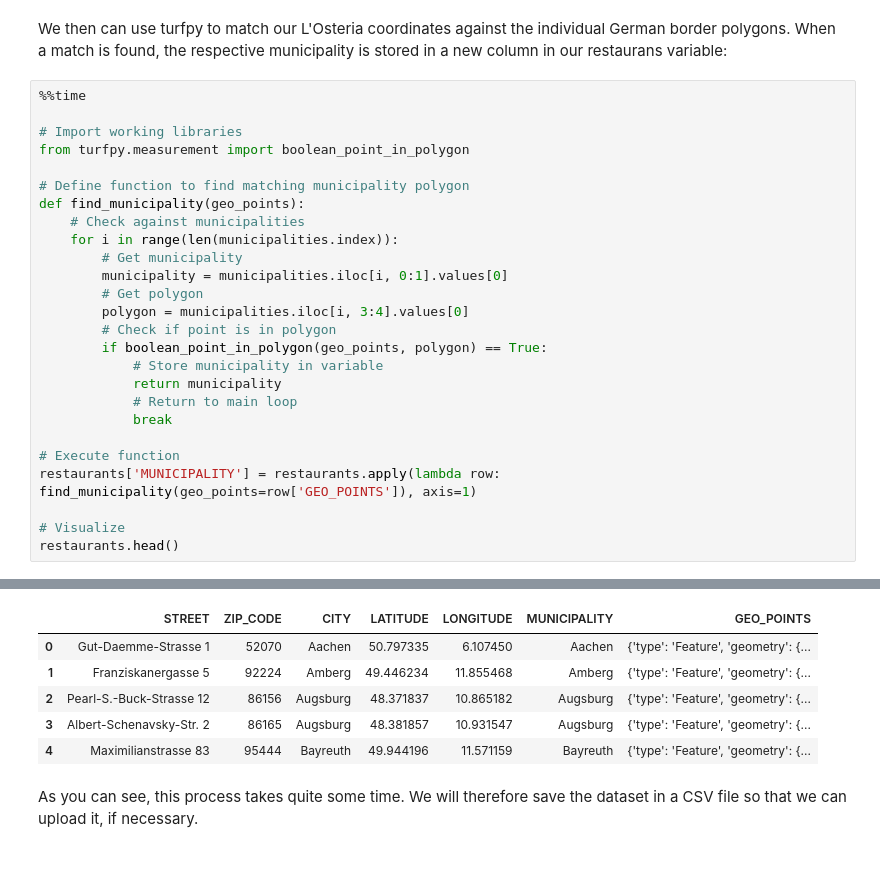
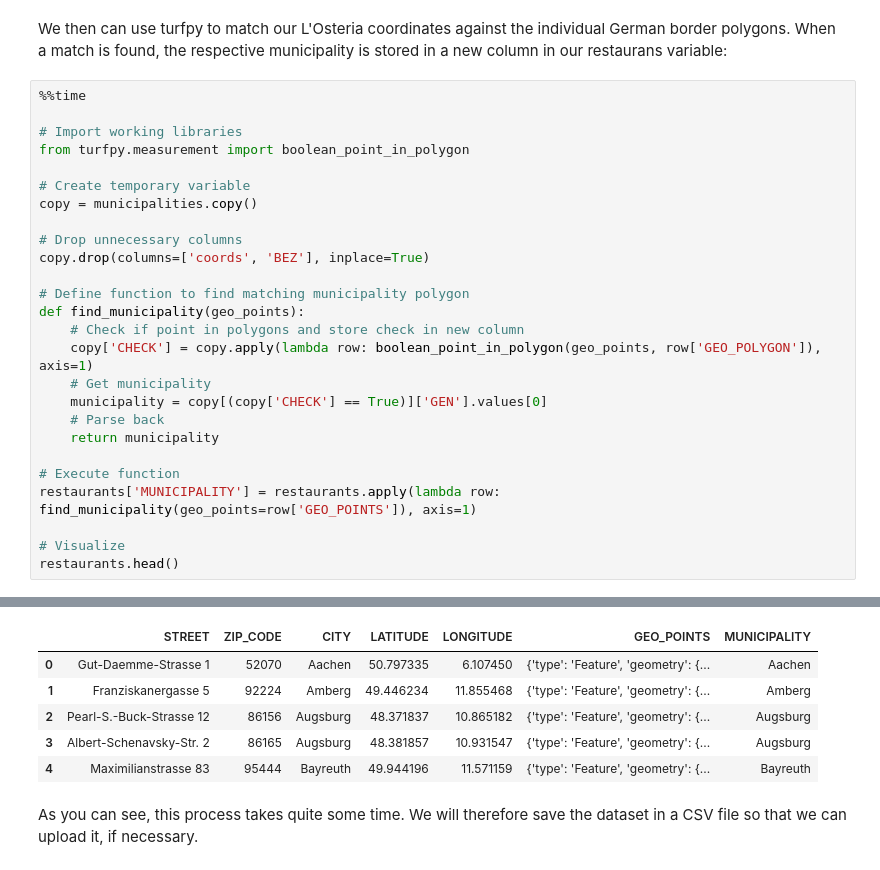
Before and after one commit to Mauricebuettgenbach/battle_of_the_neighborhoods, a Jupyter notebook: The_battle_of_neighborhoods.ipynb, the cells around one changed output, grey strips where cells are left out. Cells and saved outputs as stored; diff of their text form.

Commit message:
Updated polygon matcher

```diff
--- a/The_battle_of_neighborhoods.ipynb
+++ b/The_battle_of_neighborhoods.ipynb
@@ -514,20 +514,20 @@ We then can use turfpy to match our L'Osteria coordinates against the individual
 # Import working libraries
 from turfpy.measurement import boolean_point_in_polygon
 
+# Create temporary variable
+copy = municipalities.copy()
+
+# Drop unnecessary columns
+copy.drop(columns=['coords', 'BEZ'], inplace=True)
+
 # Define function to find matching municipality polygon
 def find_municipality(geo_points):
-    # Check against municipalities
-    for i in range(len(municipalities.index)):
-        # Get municipality
-        municipality = municipalities.iloc[i, 0:1].values[0]
-        # Get polygon
-        polygon = municipalities.iloc[i, 3:4].values[0]
-        # Check if point is in polygon
-        if boolean_point_in_polygon(geo_points, polygon) == True:
-            # Store municipality in variable
-            return municipality
-            # Return to main loop
-            break
+    # Check if point in polygons and store check in new column
+    copy['CHECK'] = copy.apply(lambda row: boolean_point_in_polygon(geo_points, row['GEO_POLYGON']), axis=1)
+    # Get municipality
+    municipality = copy[(copy['CHECK'] == True)]['GEN'].values[0]
+    # Parse back
+    return municipality
 
 # Execute function
 restaurants['MUNICIPALITY'] = restaurants.apply(lambda row: find_municipality(geo_points=row['GEO_POINTS']), axis=1)
@@ -539,9 +539,9 @@ Wall time: 2min 46s
-|  | STREET | ZIP_CODE | CITY | LATITUDE | LONGITUDE | MUNICIPALITY | GEO_POINTS |
-| 0 | Gut-Daemme-Strasse 1 | 52070 | Aachen | 50.797335 | 6.107450 | Aachen | {'type': 'Feature', 'geometry': {... |
-| 1 | Franziskanergasse 5 | 92224 | Amberg | 49.446234 | 11.855468 | Amberg | {'type': 'Feature', 'geometry': {... |
-| 2 | Pearl-S.-Buck-Strasse 12 | 86156 | Augsburg | 48.371837 | 10.865182 | Augsburg | {'type': 'Feature', 'geometry': {... |
-| 3 | Albert-Schenavsky-Str. 2 | 86165 | Augsburg | 48.381857 | 10.931547 | Augsburg | {'type': 'Feature', 'geometry': {... |
-| 4 | Maximilianstrasse 83 | 95444 | Bayreuth | 49.944196 | 11.571159 | Bayreuth | {'type': 'Feature', 'geometry': {... |
+|  | STREET | ZIP_CODE | CITY | LATITUDE | LONGITUDE | GEO_POINTS | MUNICIPALITY |
+| 0 | Gut-Daemme-Strasse 1 | 52070 | Aachen | 50.797335 | 6.107450 | {'type': 'Feature', 'geometry': {... | Aachen |
+| 1 | Franziskanergasse 5 | 92224 | Amberg | 49.446234 | 11.855468 | {'type': 'Feature', 'geometry': {... | Amberg |
+| 2 | Pearl-S.-Buck-Strasse 12 | 86156 | Augsburg | 48.371837 | 10.865182 | {'type': 'Feature', 'geometry': {... | Augsburg |
+| 3 | Albert-Schenavsky-Str. 2 | 86165 | Augsburg | 48.381857 | 10.931547 | {'type': 'Feature', 'geometry': {... | Augsburg |
+| 4 | Maximilianstrasse 83 | 95444 | Bayreuth | 49.944196 | 11.571159 | {'type': 'Feature', 'geometry': {... | Bayreuth |
 # %% [markdown]
 As you can see, this process takes quite some time. We will therefore save the dataset in a CSV file so that we can upload it, if necessary.
 # %%
```
Also changed, not shown: parts of 4 cells of this notebook.
